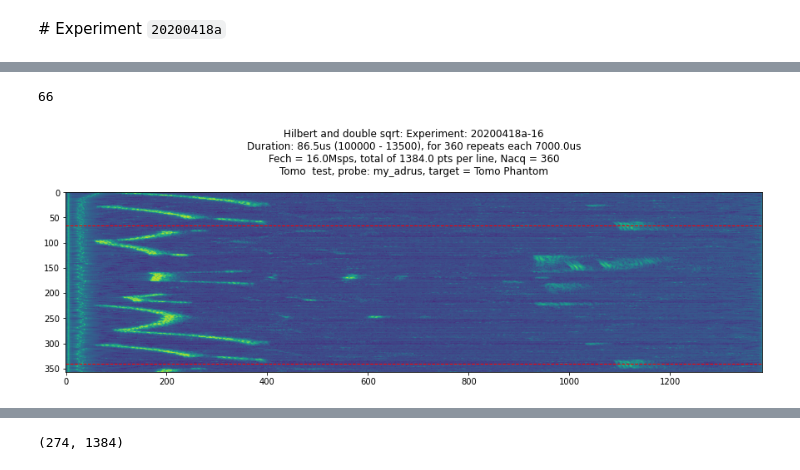
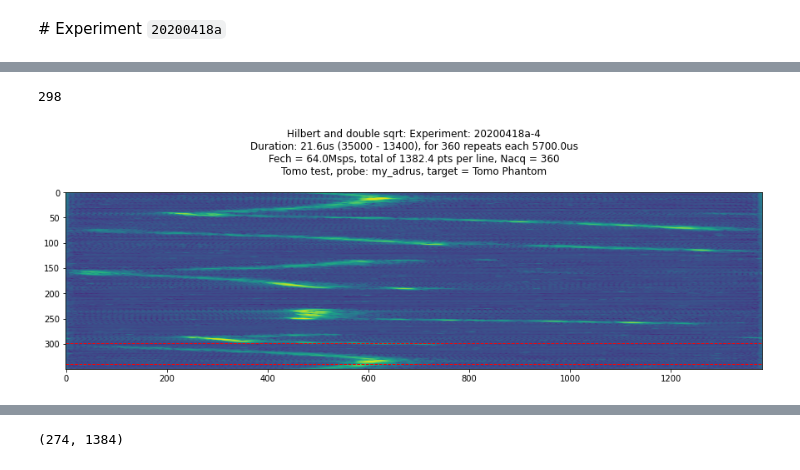
Before and after one commit to kelu124/echomods, a Jupyter notebook: matty/20200418a/20200418a-Process.ipynb, the cells around one changed output, grey strips where cells are left out. Cells and saved outputs as stored; diff of their text form; code cells hidden in the pictures.

```diff
--- a/matty/20200418a/20200418a-Process.ipynb
+++ b/matty/20200418a/20200418a-Process.ipynb
@@ -26,34 +29,34 @@ def loadPkl(jsonID):
     pkl_file.close()
     return data1
 # %%
-uA = loadPkl(16)
+uA = loadPkl(4)
 
 uA.Hilberted  = []
 for k in uA.filtered_image:
     uA.Hilberted.append(np.abs(hilbert(k)))
 START_POLAR = 340
 
 i = 0
 MIN = []
 for k in uA.filtered_image:
     dist = ((k[1000:1200] - uA.filtered_image[START_POLAR][1000:1200]) ** 2).sum(0)
     if dist == 0:
         dist = 100
     #print(i,dist)
     MIN.append(dist)
     i = i+1
 STOP_POLAR = np.argmin(MIN)
 #STOP_POLAR=10
 print(STOP_POLAR)
 
 RAW = np.sqrt(np.sqrt(np.abs(uA.Hilberted)))
 plt.imshow(RAW)
 titleExpe = "Hilbert and double sqrt: "+uA.create_title_text()
 plt.title(titleExpe)
 plt.axhline(y=START_POLAR,linewidth=1, color='r',ls= 'dashed')
 plt.axhline(y=STOP_POLAR,linewidth=1, color='r',ls= 'dashed')
 plt.savefig("images/Hilbert_"+uA.experiment['id']+str(uA.N)+"_bdwth_"+str(uA.Bandwidth)+".jpg")
 plt.show()
 # %% [output]
-66
+298
-[figure, old version]
+[figure, new version]
```
Also changed, not shown: parts of 3 cells of this notebook, 47 other files.
